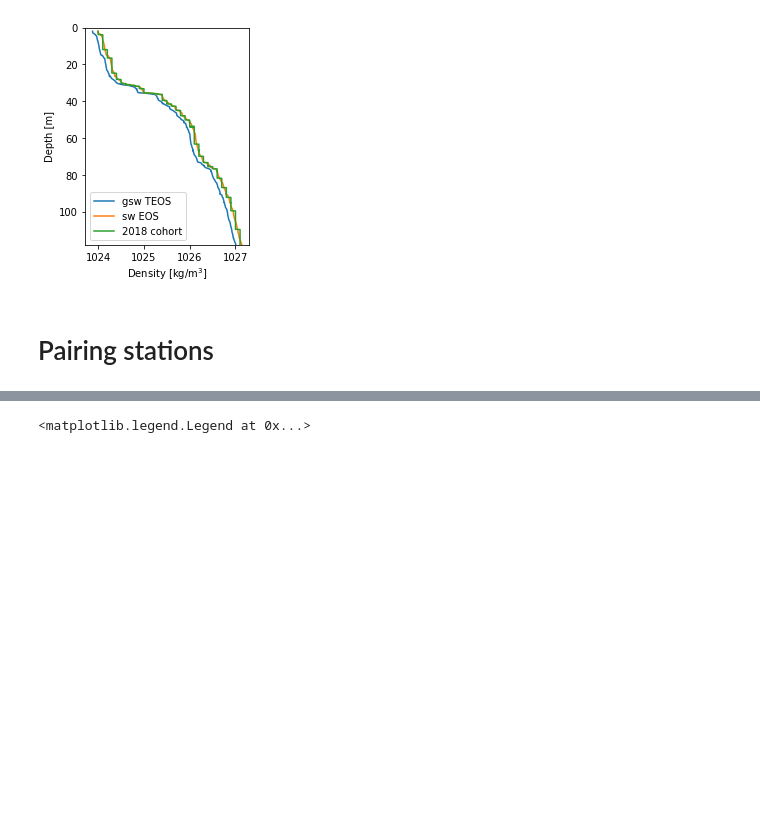
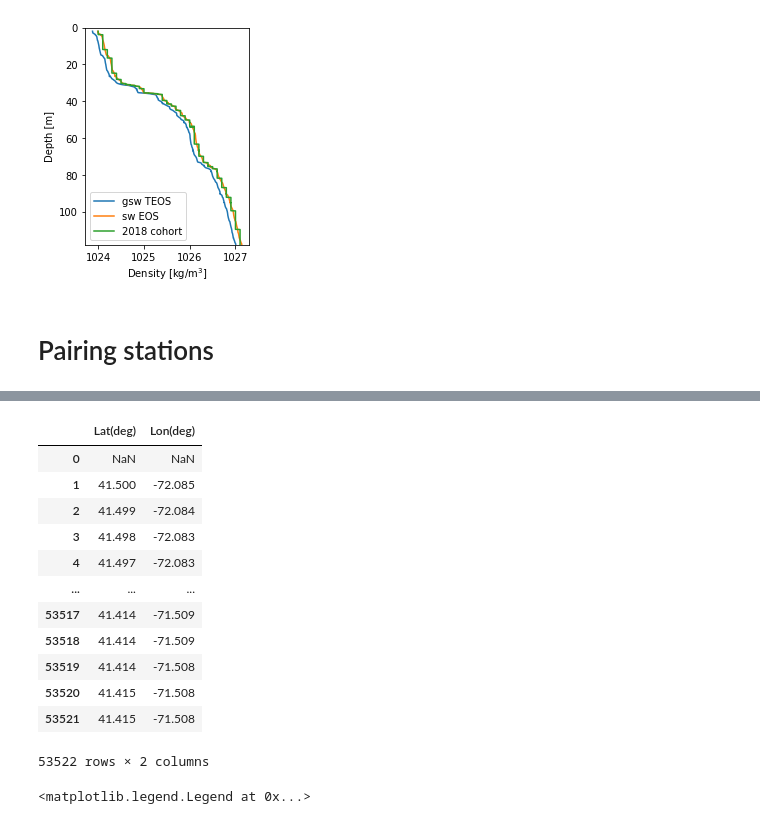
Before and after one commit to cesar-rocha/MARN-5995, a Jupyter notebook: HW/ReadCSVData.ipynb, the cells around one changed output, grey strips where cells are left out. Cells and saved outputs as stored; diff of their text form; code cells hidden in the pictures; blank space fills up the shorter version.

```diff
--- a/HW/ReadCSVData.ipynb
+++ b/HW/ReadCSVData.ipynb
@@ -187,3 +189,9 @@ Text(0, 0.5, 'Depth [m]')
 # to a faulty bin average. Ouch!
 # %% [markdown]
 # Pairing stations
+# %%
+# first cast coordinates
+datapath = "share/csv/"
+
+coords = pd.read_csv(os.path.join(datapath,"CTD_cast_coords.csv"))
+coords
@@ -190,3 +206,21 @@ Text(0, 0.5, 'Depth [m]')
+# %%
+coastline = pd.read_csv(os.path.join(datapath,"coastline.csv"))
+
+coastline
+# %% [output]
+|  | Lat(deg) | Lon(deg) |
+| 0 | NaN | NaN |
+| 1 | 41.500 | -72.085 |
+| 2 | 41.499 | -72.084 |
+| 3 | 41.498 | -72.083 |
+| 4 | 41.497 | -72.083 |
+| ... | ... | ... |
+| 53517 | 41.414 | -71.509 |
+| 53518 | 41.414 | -71.509 |
+| 53519 | 41.414 | -71.508 |
+| 53520 | 41.415 | -71.508 |
+| 53521 | 41.415 | -71.508 |
+53522 rows × 2 columns
 # %%
 # first cast coordinates
 datapath = "share/csv/"
```
Also changed, not shown: parts of 9 cells of this notebook, 3 other files.
